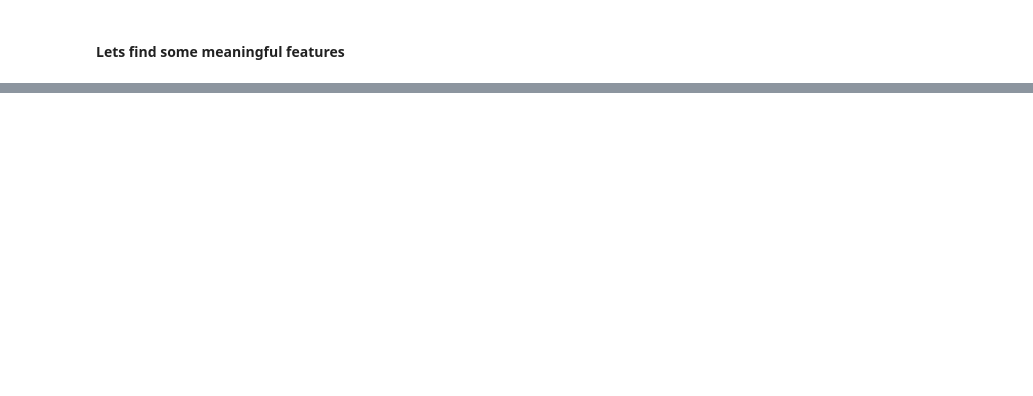
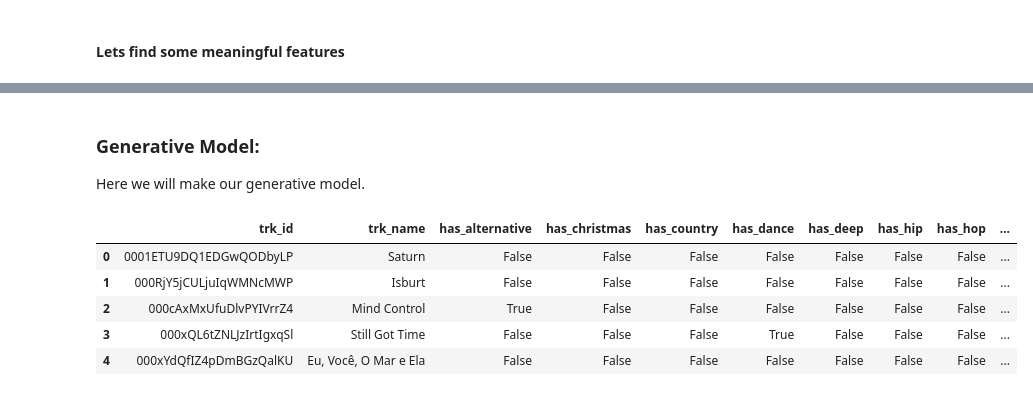
Before and after one commit to ac209-project/ac209-project, a Jupyter notebook: cs109a_final_project.ipynb, the cells around one changed output, grey strips where cells are left out. Drawn from its saved outputs; the diff is of its cells as text; code cells hidden in the pictures; blank space fills up the shorter version.

Commit message:
update final proj notebook with pre-209, w2v docs, and generative model

```diff
--- a/cs109a_final_project.ipynb
+++ b/cs109a_final_project.ipynb
@@ -554,0 +654,2 @@ SVM Regression R^2 on test: 0.141142064842
+# %%
+final_model = rf
@@ -554,0 +728,23 @@ SVM Regression R^2 on test: 0.141142064842
+# %% [markdown]
+### Generative Model:
+
+Here we will make our generative model.
+# %%
+gnr_cols = ['trk_id','trk_name','has_alternative', 'has_christmas','has_country', 'has_dance','has_deep', 'has_hip', 'has_hop', \
+            'has_house','has_indie', 'has_jazz','has_latin', 'has_pop','has_rap', 'has_rock','has_soul']
+generative_data = df_full[gnr_cols].groupby('trk_id',as_index=False).agg('first')
+
+pred_df = pd.DataFrame({'pred_pop': final_model.predict(x_train.append(x_test)),'pl_id': train.append(test)['pl_id']})
+df_pred_pop = pd.merge(df_full, pred_df, how='left', on='pl_id')
+pop_cols = ['trk_id','pl_followers','pred_pop']
+pop_data = df_pred_pop[pop_cols].groupby('trk_id',as_index=False).sum()
+
+gen_data = pd.merge(generative_data,pop_data,how='inner',on='trk_id')
+gen_data.head()
+# %% [output]
+|  | trk_id | trk_name | has_alternative | has_christmas | has_country | has_dance | has_deep | has_hip | has_hop | ... |
+| 0 | 0001ETU9DQ1EDGwQODbyLP | Saturn | False | False | False | False | False | False | False | ... |
+| 1 | 000RjY5jCULjuIqWMNcMWP | Isburt | False | False | False | False | False | False | False | ... |
+| 2 | 000cAxMxUfuDlvPYIVrrZ4 | Mind Control | True | False | False | False | False | False | False | ... |
+| 3 | 000xQL6tZNLJzIrtIgxqSl | Still Got Time | False | False | False | True | False | False | False | ... |
+| 4 | 000xYdQfIZ4pDmBGzQalKU | Eu, Você, O Mar e Ela | False | False | False | False | False | False | False | ... |
```
Also changed, not shown: parts of 36 cells of this notebook, 1 other file.
